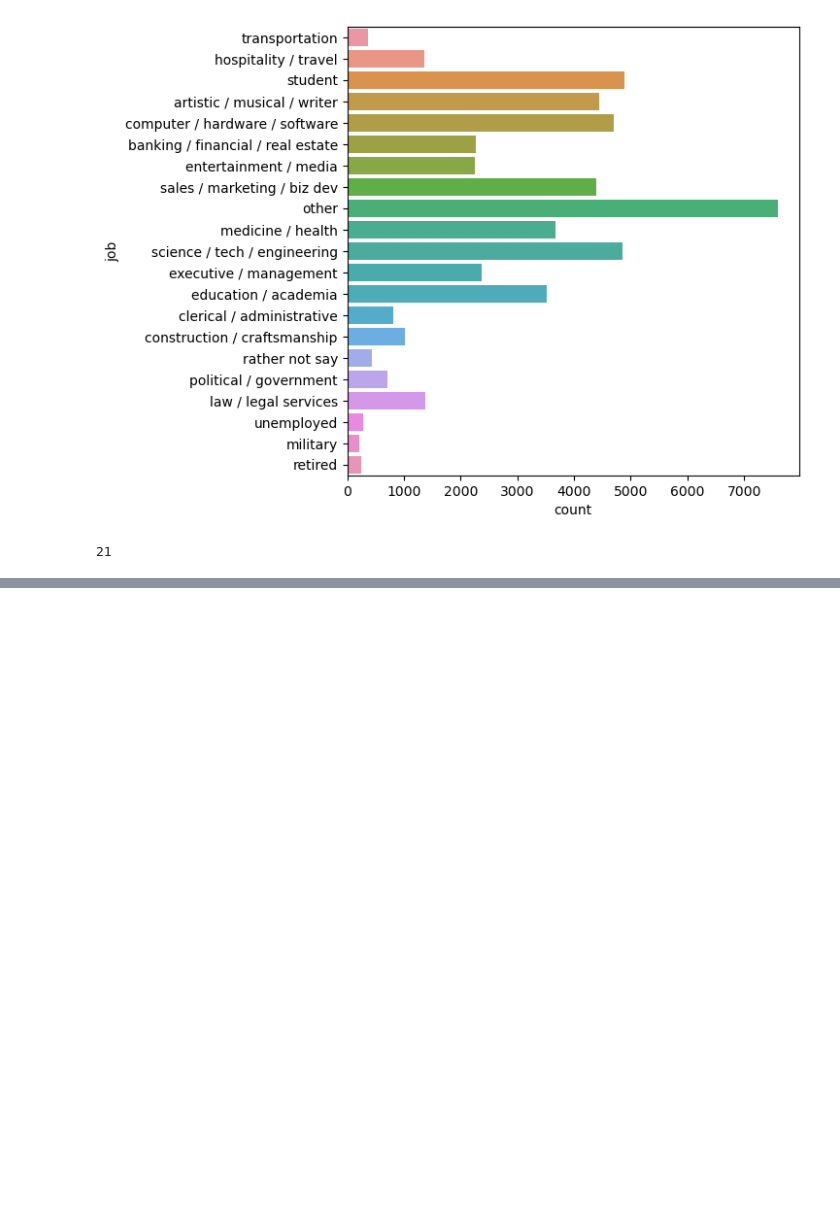
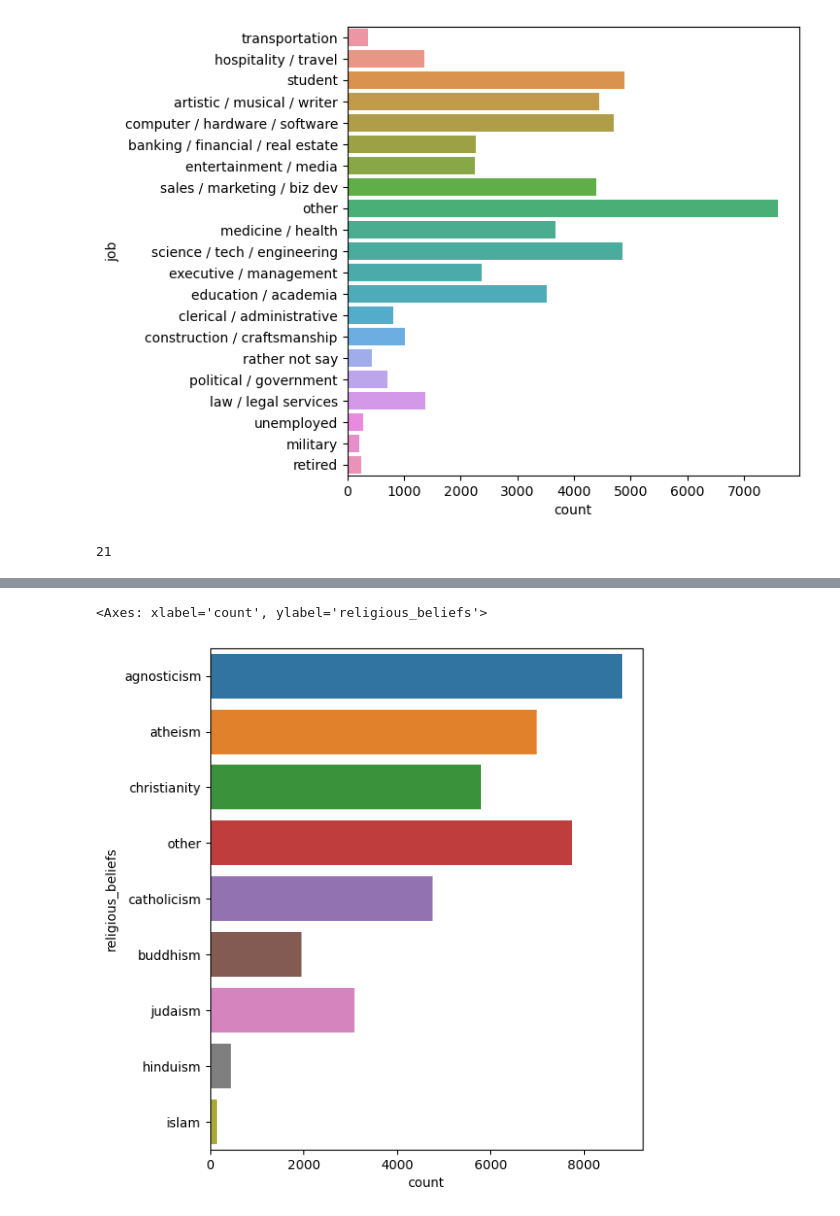
Before and after one commit to StephPad11/OKCupid-Project, a Jupyter notebook: date-a-scientist.ipynb, the cells around one changed output, grey strips where cells are left out. Drawn from its saved outputs; the diff is of its cells as text; code cells hidden in the pictures; blank space fills up the shorter version.

```diff
--- a/date-a-scientist.ipynb
+++ b/date-a-scientist.ipynb
@@ -287,0 +298,26 @@ print(profiles.job.nunique())
+# %%
+# Religion
+# I imagine religion will fall similarly to the zodiac signs since some people will
+# put more faith into the category than the others.
+
+#print('Religion categories:', profiles.religion.unique())
+# So let's clean up the data similarly
+religious_belief = []
+rb_qualifiers = []
+for item in profiles['religion']:
+    if isinstance(item, str): # Check if the item is a string
+        parts = item.split(' ', 1) # Split at the first space
+        religious_belief.append(parts[0]) # Add the zodiac sign to their list
+        rb_qualifiers.append(parts[1] if len(parts) > 1 else '') # Add the qualifiers to their list
+    else:
+        religious_belief.append(np.nan) # Preserve NaN values to later, hopefully, use a ML classifier for imputation
+        rb_qualifiers.append(np.nan)
+
+profiles['religious_beliefs'] = religious_belief
+profiles['rb_qualifiers'] = rb_qualifiers
+
+plt.figure(figsize=(6,7))
+sns.countplot(data=profiles, y="religious_beliefs")
+# %% [output]
+<Axes: xlabel='count', ylabel='religious_beliefs'>
+[figure, added]
```
Also changed, not shown: parts of 5 cells of this notebook.
